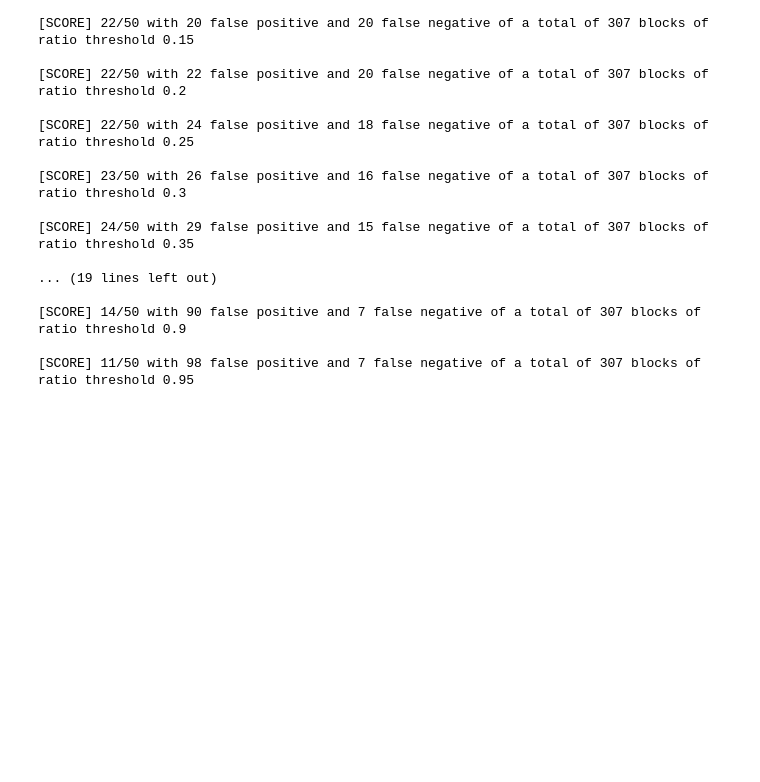
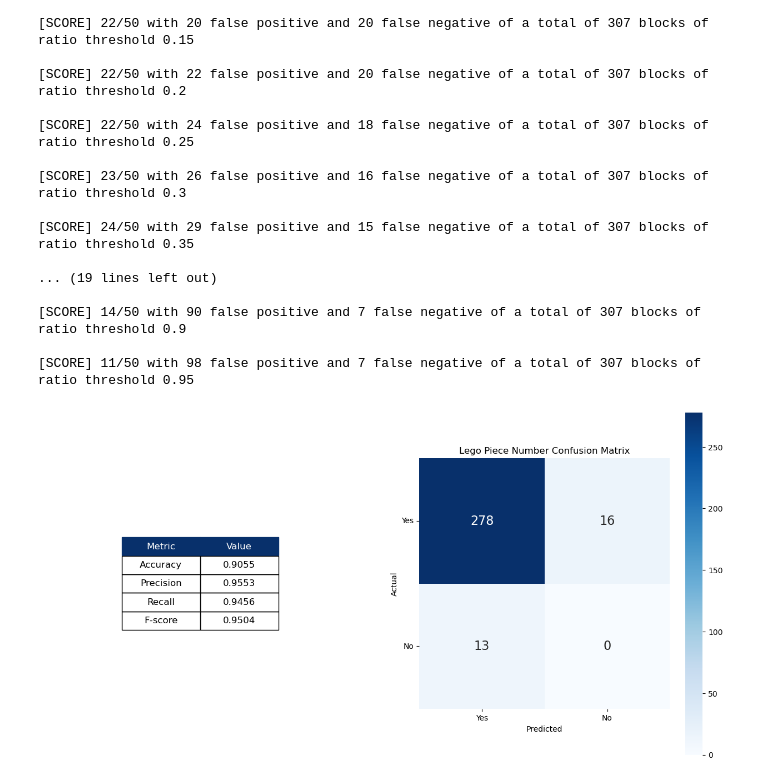
Before and after one commit to DiogoSilva11/VC, a Jupyter notebook: canny_test.ipynb, the cells around one changed output. Cells and saved outputs as stored; diff of their text form; code cells hidden in the pictures; blank space fills up the shorter version.

```diff
--- a/canny_test.ipynb
+++ b/canny_test.ipynb
@@ -882,3 +882,74 @@ for ratio_threshold in np.arange(0.1, 1, 0.05):
 [SCORE] 14/50 with 90 false positive and 7 false negative of a total of 307 blocks of ratio threshold 0.9
 
 [SCORE] 11/50 with 98 false positive and 7 false negative of a total of 307 blocks of ratio threshold 0.95
+# %%
+import numpy as np
+import matplotlib.pyplot as plt
+import seaborn as sns
+from sklearn.metrics import confusion_matrix
+
+# Define the values
+TP = 278
+FP = 13
+FN = 16
+import pandas as pd
+conf_matrix = np.array([[TP, FN],
+                        [FP, 0]])
+
+# Plot the confusion matrix
+categories = ['Yes', 'No']
+# Calculate the metrics
+TN = 0  # True Negatives
+accuracy = (TP + TN) / (TP + TN + FP + FN)
+precision = TP / (TP + FP)
+recall = TP / (TP + FN)
+f_score = 2 * (precision * recall) / (precision + recall)
+
+accuracy = round(accuracy, 4)
+precision = round(precision, 4)
+recall = round(recall, 4)
+f_score = round(f_score, 4)
+
+# Create a DataFrame for the metrics
+metrics = pd.DataFrame({
+    'Metric': ['Accuracy', 'Precision', 'Recall', 'F-score'],
+    'Value': [accuracy, precision, recall, f_score]
+})
+
+# Create a figure
+fig = plt.figure(figsize=(16, 8))
+
+# Create a subplot for the table
+ax1 = plt.subplot(121)
+
+# Remove the plot frame
+ax1.axis('off')
+
+# Create a table and add it to the plot
+table = plt.table(cellText=metrics.values, colLabels=metrics.columns, loc='center', cellLoc='center')
+table.auto_set_font_size(False)
+table.set_fontsize(12)  # Increase the font size
+table.scale(.5, 2)  # Increase the scale of the table
+
+# Make the table's background invisible and set the color of the labels
+for key, cell in table.get_celld().items():
+    cell.set_facecolor('none')
+    if key[0] == 0:  # If it's a label cell
+        cell.set_color('#08306b')  # Set the color of the text to red
+        cell.get_text().set_color('white')  # Set the color of the text to white
+
+# Create a subplot for the confusion matrix
+ax2 = plt.subplot(122, aspect='equal')  # Set the aspect ratio to 'equal'
+
+# Plot the concfusion matrix
+sns.heatmap(conf_matrix, annot=True, fmt='d', cmap='Blues', xticklabels=['Yes', 'No'], yticklabels=['Yes', 'No'], annot_kws={"size": 16})
+plt.xlabel('Predicted')
+plt.ylabel('Actual')
+plt.title('Lego Piece Number Confusion Matrix')
+plt.xticks(ticks=np.arange(2) + 0.5, labels=['Yes', 'No'])
+plt.yticks(ticks=np.arange(2) + 0.5, labels=['Yes', 'No'], rotation=0)
+
+# Show the plot
+plt.show()
+# %% [output]
+[figure, added]
```
Also changed, not shown: 2 other files.
